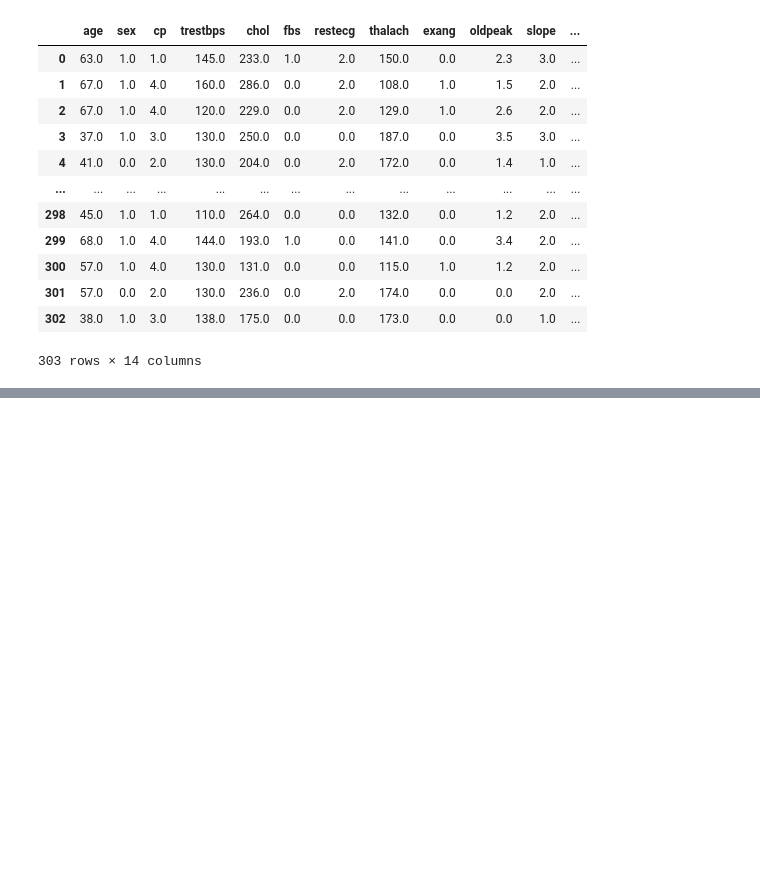
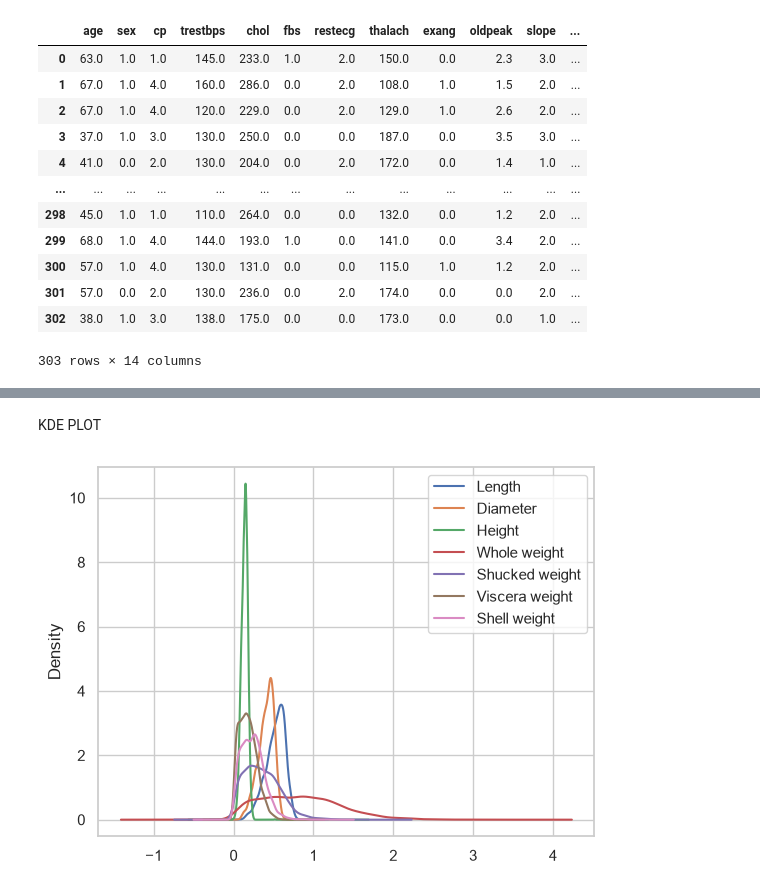
Before and after one commit to 24f3003058/Machine-Learning-Practice, a Jupyter notebook: DataPreProcessing.ipynb, the cells around one changed output, grey strips where cells are left out. Drawn from its saved outputs; the diff is of its cells as text; code cells hidden in the pictures; blank space fills up the shorter version.

```diff
--- a/DataPreProcessing.ipynb
+++ b/DataPreProcessing.ipynb
@@ -137,0 +268,6 @@ imputer=imputer.fit(heart_data)
+# %% [markdown]
+KDE PLOT
+# %%
+ax=abalone_data.plot.kde()
+# %% [output]
+[figure, added]
```
Also changed, not shown: parts of 27 cells of this notebook.
